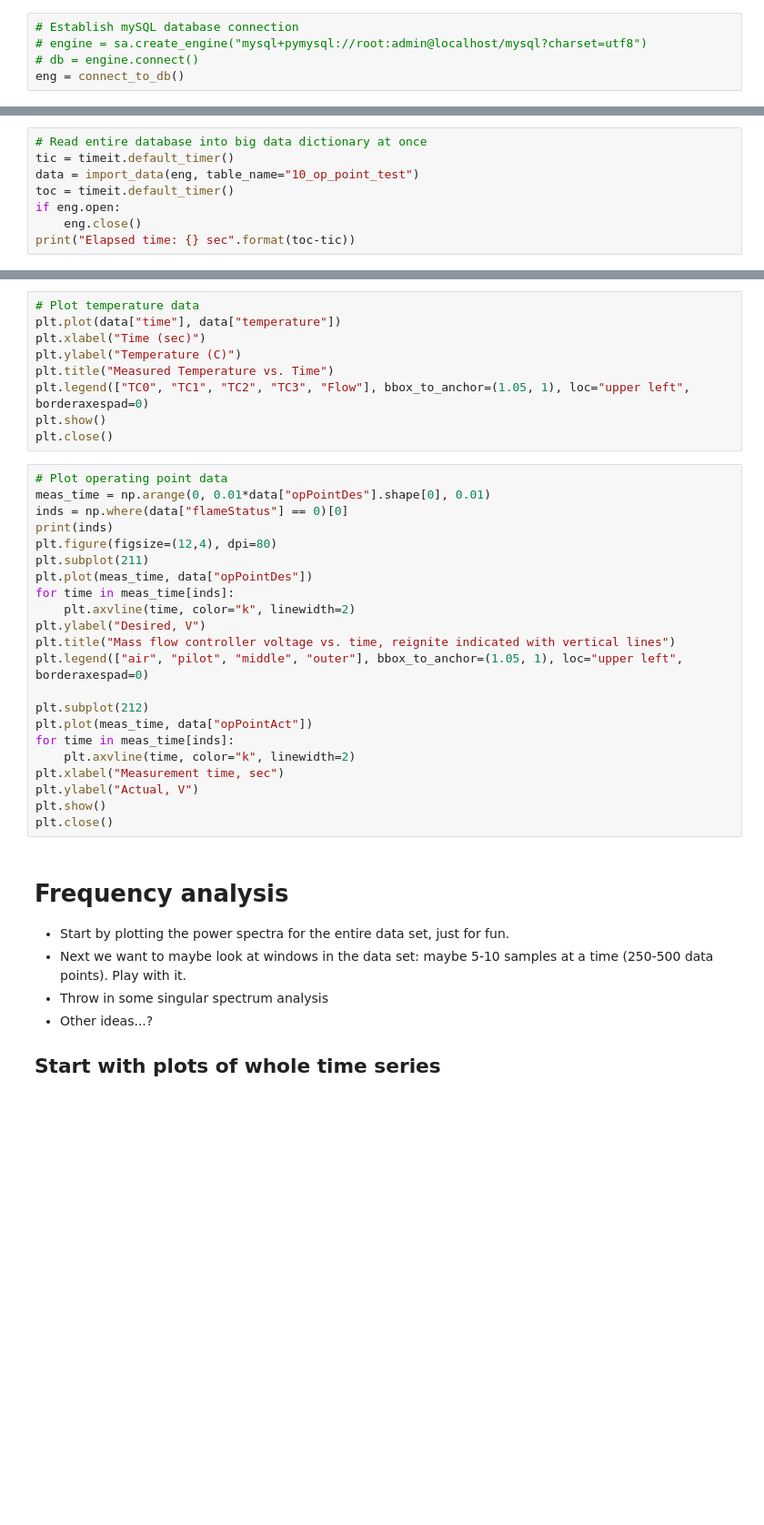
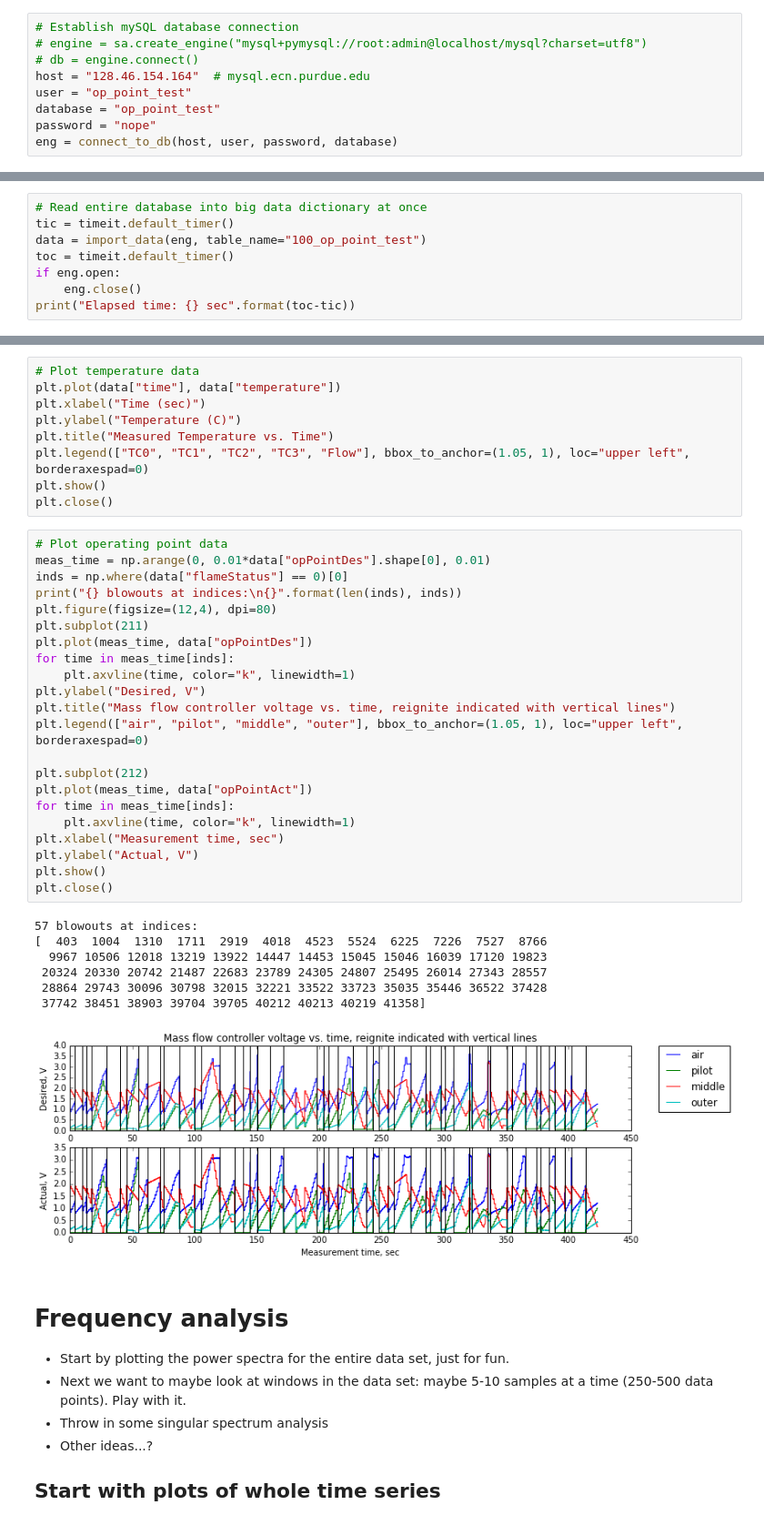
Before and after one commit to Engineero/burner_analysis, a Jupyter notebook: data_analysis_notebook.ipynb, the cells around one changed output, grey strips where cells are left out. Shown at 91% size. Drawn from its saved outputs; the diff is of its cells as text; blank space fills up the shorter version.

Commit message:
Added information for connecting to Purdue remote MySQL server.

```diff
--- a/data_analysis_notebook.ipynb
+++ b/data_analysis_notebook.ipynb
@@ -114,4 +114,8 @@ mic_list = ("Ambient", "Mic 0", "Mic 1", "Mic 2", "Mic 3")  # for setting the le
 # Establish mySQL database connection
 # engine = sa.create_engine("mysql+pymysql://root:admin@localhost/mysql?charset=utf8")
 # db = engine.connect()
-eng = connect_to_db()
+host = "128.46.154.164"  # mysql.ecn.purdue.edu
+user = "op_point_test"
+database = "op_point_test"
+password = "nope"
+eng = connect_to_db(host, user, password, database)
@@ -118,7 +124,7 @@ eng = connect_to_db()
 # %%
 # Read entire database into big data dictionary at once
 tic = timeit.default_timer()
-data = import_data(eng, table_name="10_op_point_test")
+data = import_data(eng, table_name="100_op_point_test")
 toc = timeit.default_timer()
 if eng.open:
     eng.close()
@@ -145,25 +156,33 @@ plt.close()
 # %%
 # Plot operating point data
 meas_time = np.arange(0, 0.01*data["opPointDes"].shape[0], 0.01)
 inds = np.where(data["flameStatus"] == 0)[0]
-print(inds)
+print("{} blowouts at indices:\n{}".format(len(inds), inds))
 plt.figure(figsize=(12,4), dpi=80)
 plt.subplot(211)
 plt.plot(meas_time, data["opPointDes"])
 for time in meas_time[inds]:
-    plt.axvline(time, color="k", linewidth=2)
+    plt.axvline(time, color="k", linewidth=1)
 plt.ylabel("Desired, V")
 plt.title("Mass flow controller voltage vs. time, reignite indicated with vertical lines")
 plt.legend(["air", "pilot", "middle", "outer"], bbox_to_anchor=(1.05, 1), loc="upper left", borderaxespad=0)
 
 plt.subplot(212)
 plt.plot(meas_time, data["opPointAct"])
 for time in meas_time[inds]:
-    plt.axvline(time, color="k", linewidth=2)
+    plt.axvline(time, color="k", linewidth=1)
 plt.xlabel("Measurement time, sec")
 plt.ylabel("Actual, V")
 plt.show()
 plt.close()
+# %% [output]
+57 blowouts at indices:
+[  403  1004  1310  1711  2919  4018  4523  5524  6225  7226  7527  8766
+  9967 10506 12018 13219 13922 14447 14453 15045 15046 16039 17120 19823
+ 20324 20330 20742 21487 22683 23789 24305 24807 25495 26014 27343 28557
+ 28864 29743 30096 30798 32015 32221 33522 33723 35035 35446 36522 37428
+ 37742 38451 38903 39704 39705 40212 40213 40219 41358]
+[figure, added]
 # %% [markdown]
 # Frequency analysis
 * Start by plotting the power spectra for the entire data set, just for fun.
```
Also changed, not shown: parts of 16 cells of this notebook.
